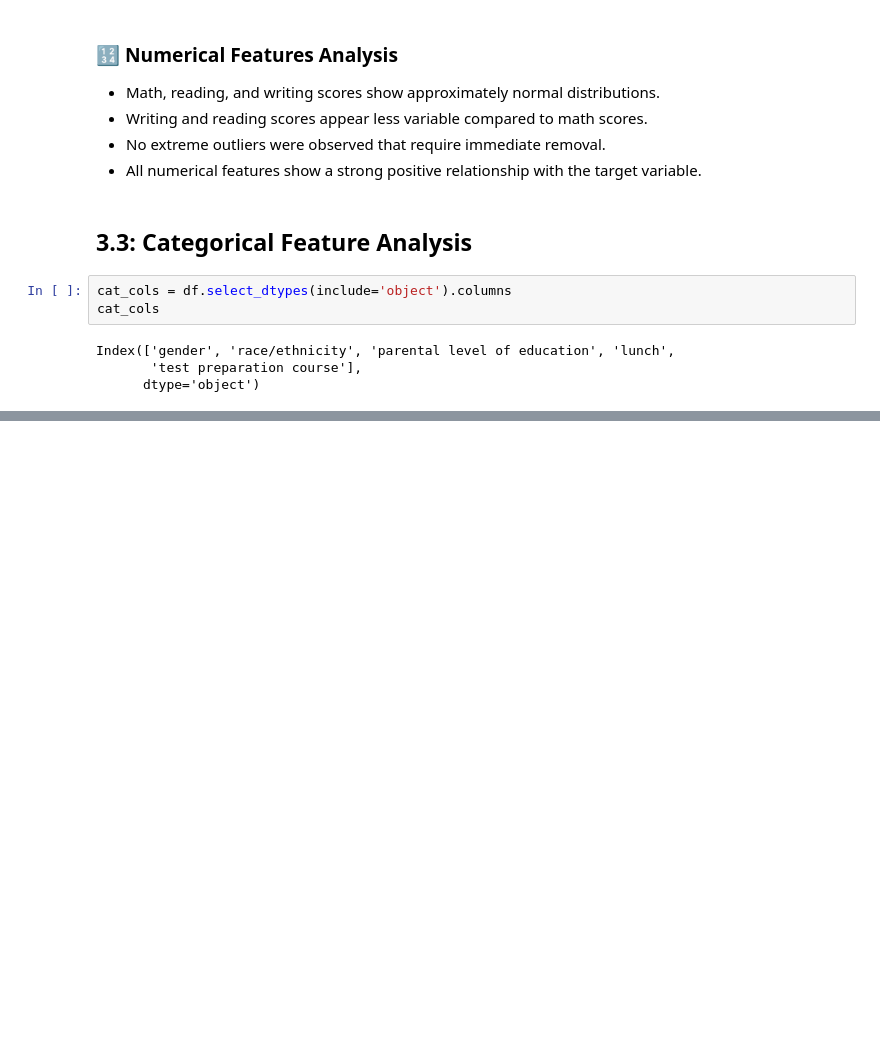
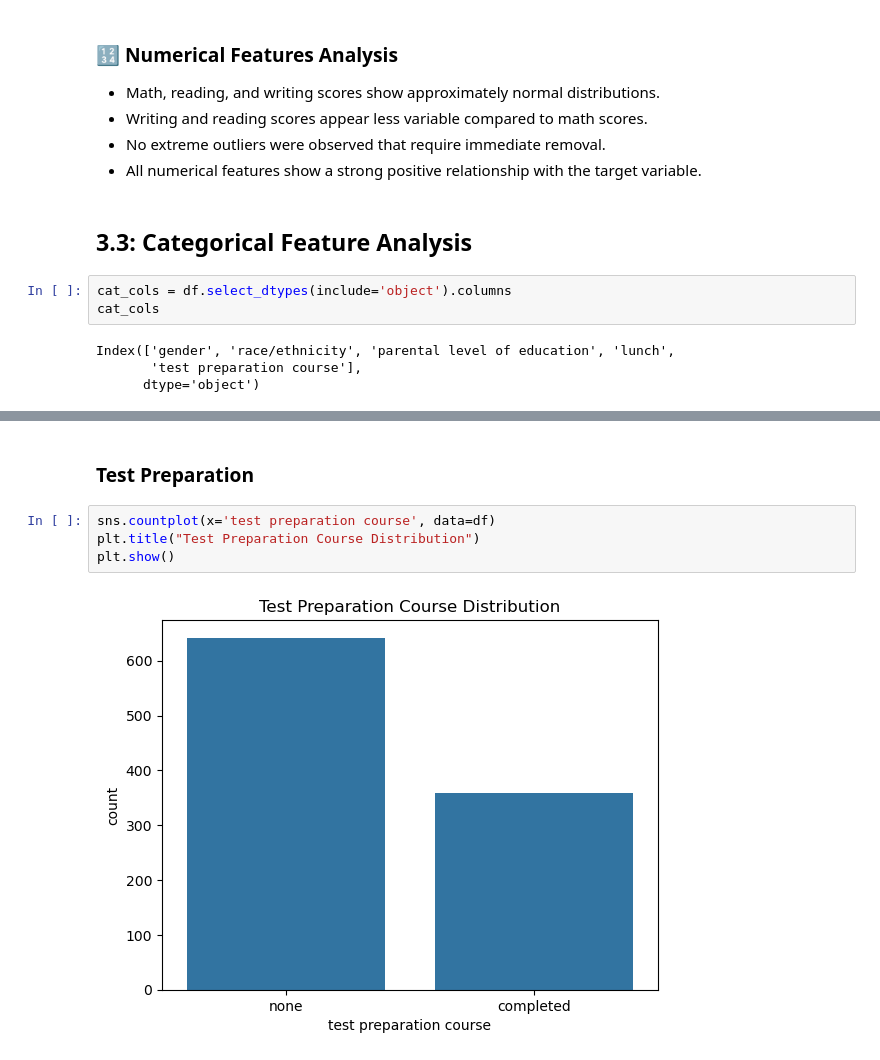
Before and after one commit to Alamin-refat/Student-Score-Prediction-ML, a Jupyter notebook: student_score_prediction.ipynb, the cells around one changed output, grey strips where cells are left out. Drawn from its saved outputs; the diff is of its cells as text; blank space fills up the shorter version.

```diff
--- a/student_score_prediction.ipynb
+++ b/student_score_prediction.ipynb
@@ -216,0 +233,8 @@ Index(['gender', 'race/ethnicity', 'parental level of education', 'lunch',
+# %% [markdown]
+### Test Preparation
+# %%
+sns.countplot(x='test preparation course', data=df)
+plt.title("Test Preparation Course Distribution")
+plt.show()
+# %% [output]
+[figure, added]
```
Also changed, not shown: parts of 13 cells of this notebook.
